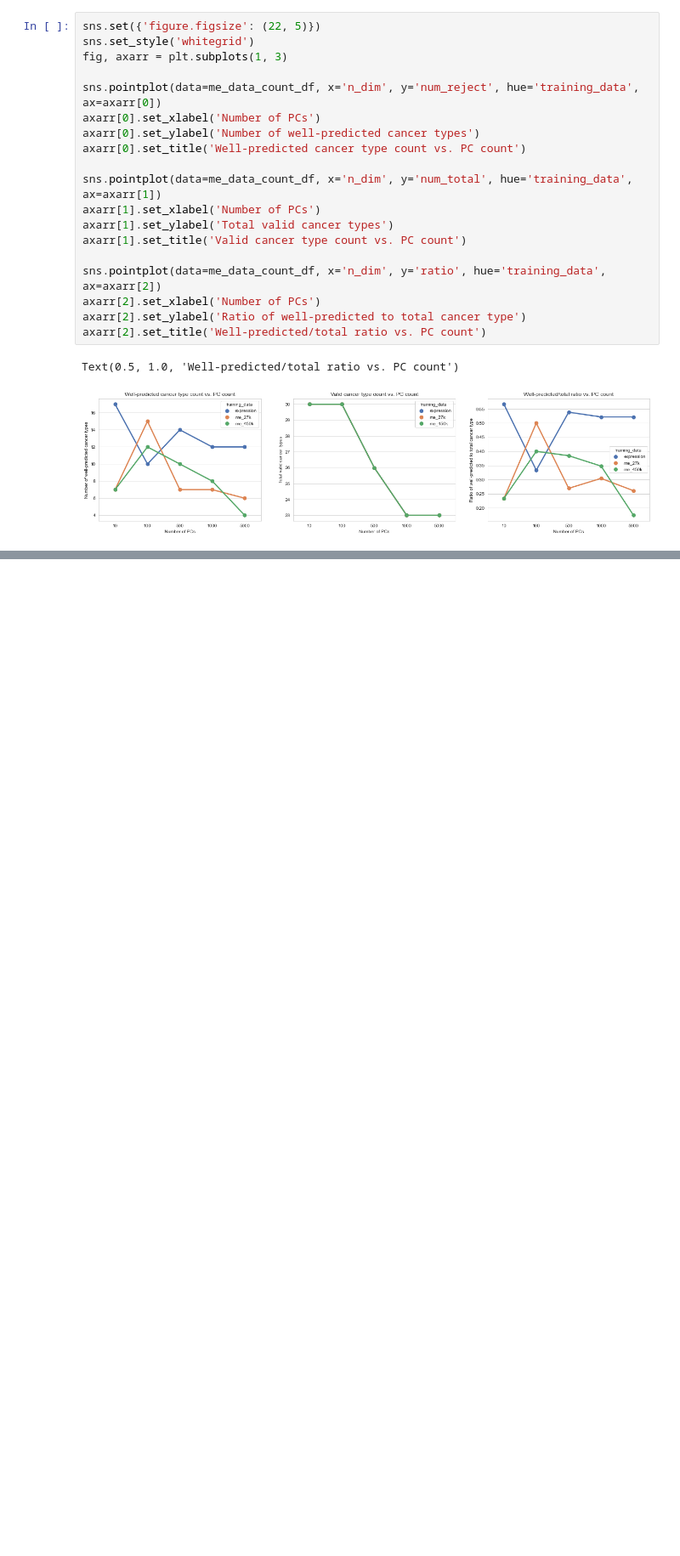
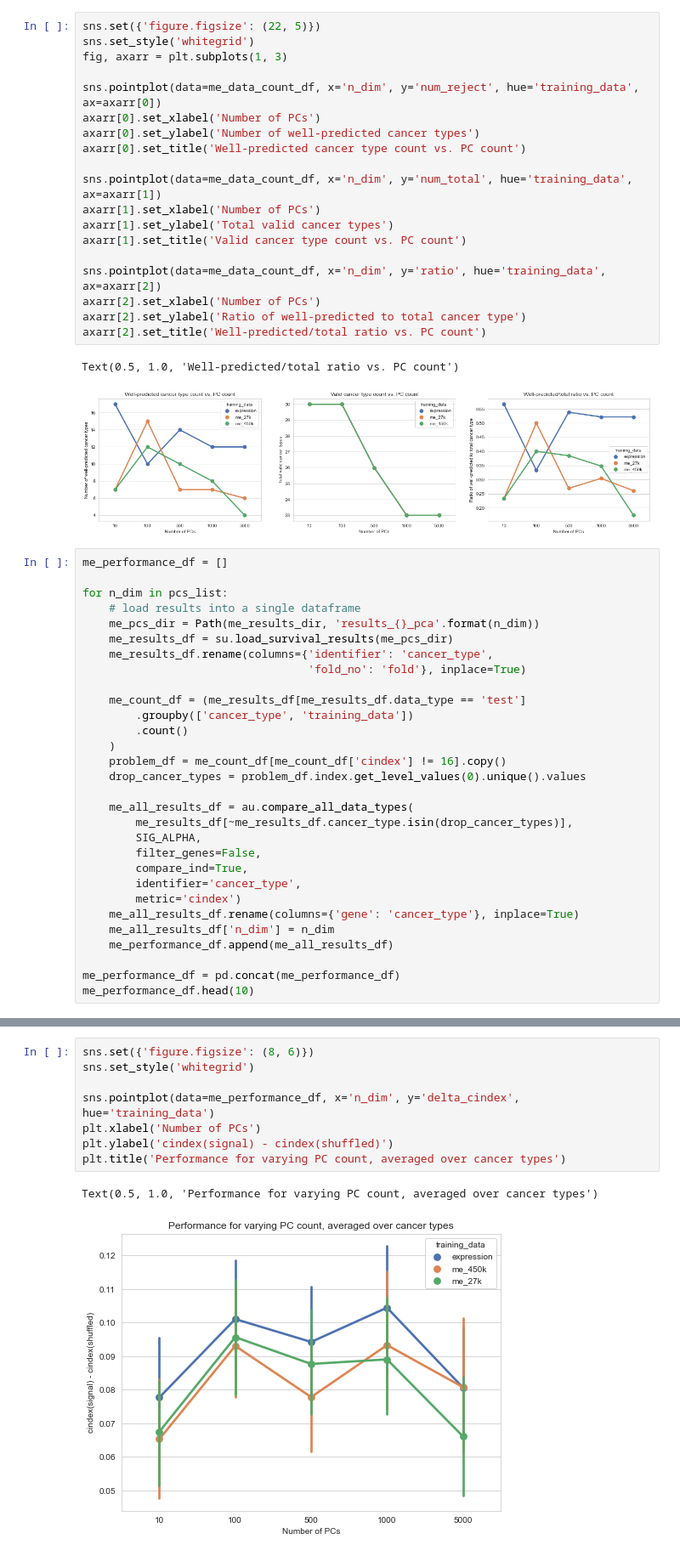
Before and after one commit to greenelab/mpmp, a Jupyter notebook: 06_predict_survival/plot_survival_pc_comparison.ipynb, the cells around one changed output, grey strips where cells are left out. Shown at 85% size. Drawn from its saved outputs; the diff is of its cells as text; blank space fills up the shorter version.

Commit message:
plot cindex + variance across folds

```diff
--- a/06_predict_survival/plot_survival_pc_comparison.ipynb
+++ b/06_predict_survival/plot_survival_pc_comparison.ipynb
@@ -105,3 +105,33 @@ axarr[2].set_title('Well-predicted/total ratio vs. PC count')
 # %% [output]
 Text(0.5, 1.0, 'Well-predicted/total ratio vs. PC count')
 [figure]
+# %%
+me_performance_df = []
+
+for n_dim in pcs_list:
+    # load results into a single dataframe
+    me_pcs_dir = Path(me_results_dir, 'results_{}_pca'.format(n_dim))
+    me_results_df = su.load_survival_results(me_pcs_dir)
+    me_results_df.rename(columns={'identifier': 'cancer_type',
+                                  'fold_no': 'fold'}, inplace=True)
+
+    me_count_df = (me_results_df[me_results_df.data_type == 'test']
+        .groupby(['cancer_type', 'training_data'])
+        .count()
+    )
+    problem_df = me_count_df[me_count_df['cindex'] != 16].copy()
+    drop_cancer_types = problem_df.index.get_level_values(0).unique().values
+
+    me_all_results_df = au.compare_all_data_types(
+        me_results_df[~me_results_df.cancer_type.isin(drop_cancer_types)],
+        SIG_ALPHA,
+        filter_genes=False,
+        compare_ind=True,
+        identifier='cancer_type',
+        metric='cindex')
+    me_all_results_df.rename(columns={'gene': 'cancer_type'}, inplace=True)
+    me_all_results_df['n_dim'] = n_dim
+    me_performance_df.append(me_all_results_df)
+
+me_performance_df = pd.concat(me_performance_df)
+me_performance_df.head(10)
@@ -107,0 +150,11 @@ Text(0.5, 1.0, 'Well-predicted/total ratio vs. PC count')
+# %%
+sns.set({'figure.figsize': (8, 6)})
+sns.set_style('whitegrid')
+
+sns.pointplot(data=me_performance_df, x='n_dim', y='delta_cindex', hue='training_data')
+plt.xlabel('Number of PCs')
+plt.ylabel('cindex(signal) - cindex(shuffled)')
+plt.title('Performance for varying PC count, averaged over cancer types')
+# %% [output]
+Text(0.5, 1.0, 'Performance for varying PC count, averaged over cancer types')
+[figure, added]
```
Also changed, not shown: parts of 4 cells of this notebook.
